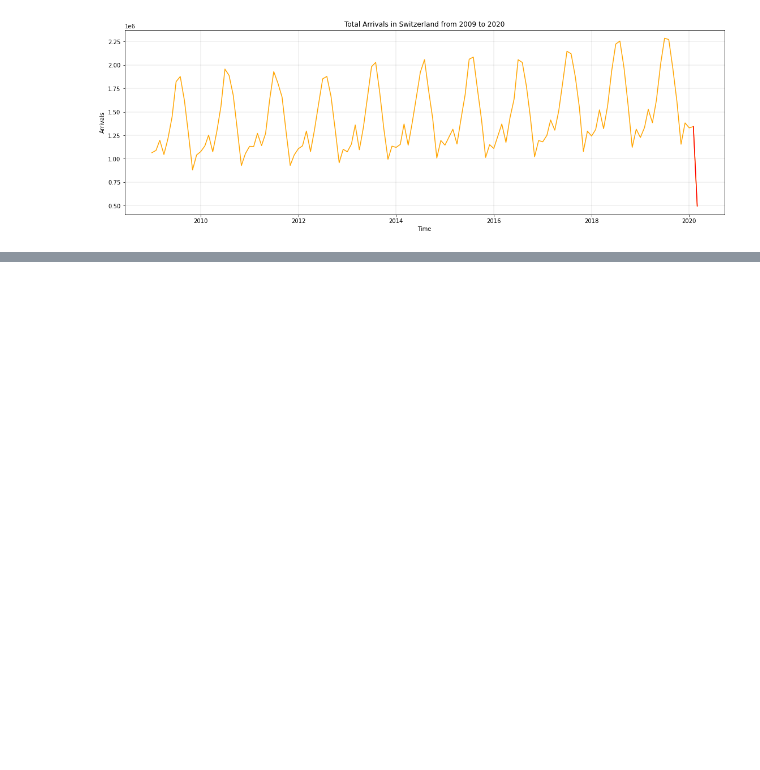
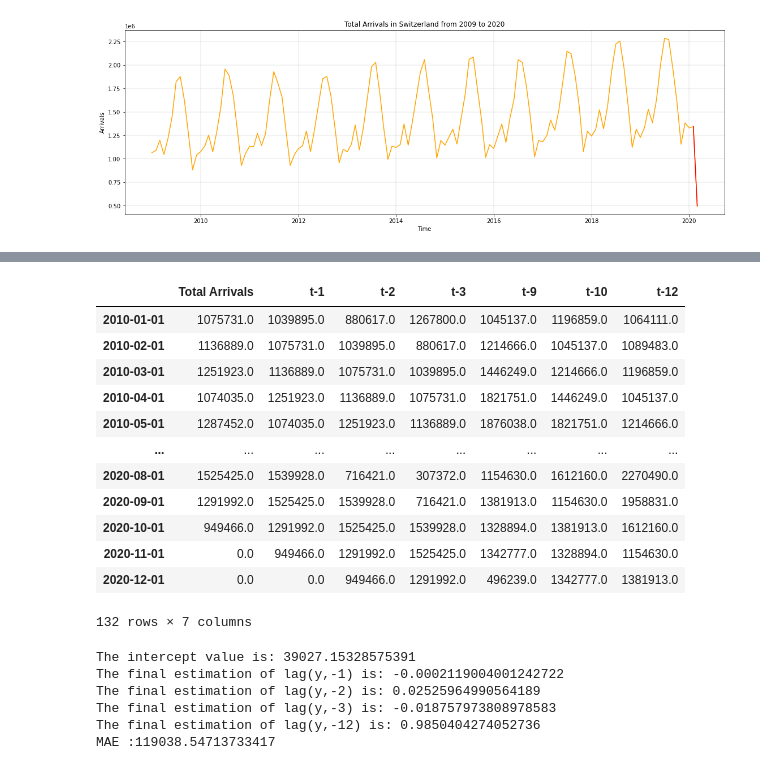
Before and after one commit to naayem/SwissHotelArrivalsPredictor, a Jupyter notebook: Project.ipynb, the cells around one changed output, grey strips where cells are left out. Cells and saved outputs as stored; diff of their text form; code cells hidden in the pictures; blank space fills up the shorter version.

```diff
--- a/Project.ipynb
+++ b/Project.ipynb
@@ -79,0 +144,16 @@ plt.show()
+# %%
+Arrivals
+# %% [output]
+|  | Total Arrivals | t-1 | t-2 | t-3 | t-9 | t-10 | t-12 |
+| 2010-01-01 | 1075731.0 | 1039895.0 | 880617.0 | 1267800.0 | 1045137.0 | 1196859.0 | 1064111.0 |
+| 2010-02-01 | 1136889.0 | 1075731.0 | 1039895.0 | 880617.0 | 1214666.0 | 1045137.0 | 1089483.0 |
+| 2010-03-01 | 1251923.0 | 1136889.0 | 1075731.0 | 1039895.0 | 1446249.0 | 1214666.0 | 1196859.0 |
+| 2010-04-01 | 1074035.0 | 1251923.0 | 1136889.0 | 1075731.0 | 1821751.0 | 1446249.0 | 1045137.0 |
+| 2010-05-01 | 1287452.0 | 1074035.0 | 1251923.0 | 1136889.0 | 1876038.0 | 1821751.0 | 1214666.0 |
+| ... | ... | ... | ... | ... | ... | ... | ... |
+| 2020-08-01 | 1525425.0 | 1539928.0 | 716421.0 | 307372.0 | 1154630.0 | 1612160.0 | 2270490.0 |
+| 2020-09-01 | 1291992.0 | 1525425.0 | 1539928.0 | 716421.0 | 1381913.0 | 1154630.0 | 1958831.0 |
+| 2020-10-01 | 949466.0 | 1291992.0 | 1525425.0 | 1539928.0 | 1328894.0 | 1381913.0 | 1612160.0 |
+| 2020-11-01 | 0.0 | 949466.0 | 1291992.0 | 1525425.0 | 1342777.0 | 1328894.0 | 1154630.0 |
+| 2020-12-01 | 0.0 | 0.0 | 949466.0 | 1291992.0 | 496239.0 | 1342777.0 | 1381913.0 |
+132 rows × 7 columns
@@ -79,0 +198,9 @@ plt.show()
+# %%
+Baseline_Arrivals_Predictions, Baseline_MAE = Auto_Regressive_Model(True_Arrivals, end_date_testing, Arrivals)
+# %% [output]
+The intercept value is: 39027.15328575391
+The final estimation of lag(y,-1) is: -0.0002119004001242722
+The final estimation of lag(y,-2) is: 0.02525964990564189
+The final estimation of lag(y,-3) is: -0.018757973808978583
+The final estimation of lag(y,-12) is: 0.9850404274052736
+MAE :119038.54713733417
```
Also changed, not shown: parts of 18 cells of this notebook.
